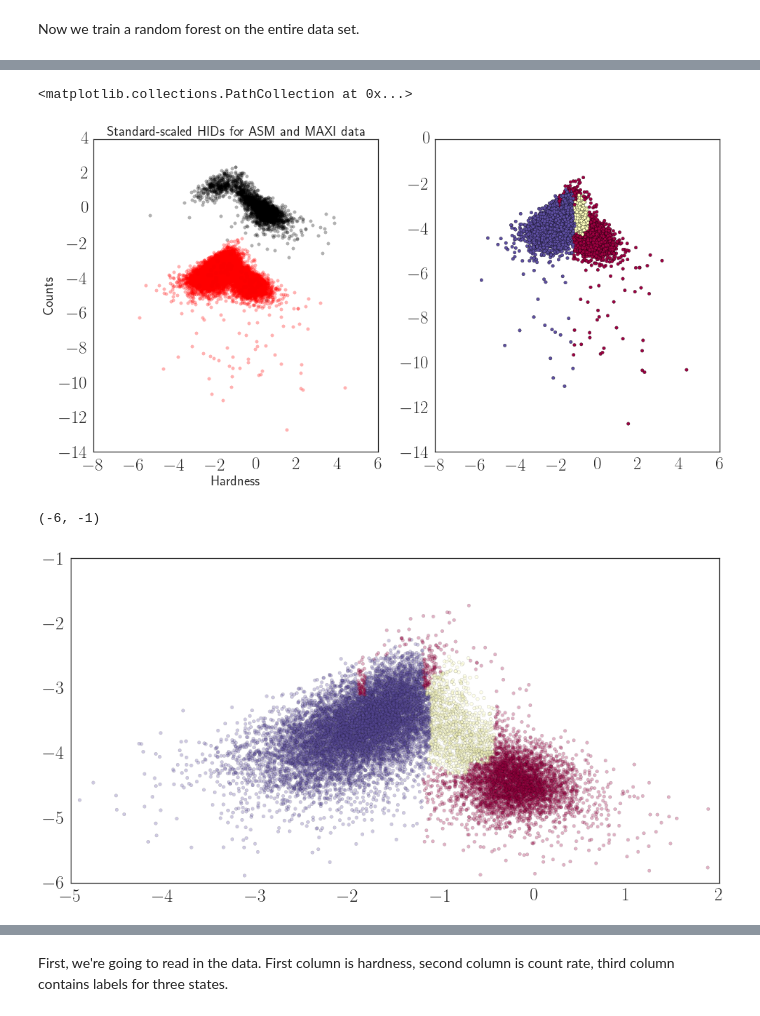
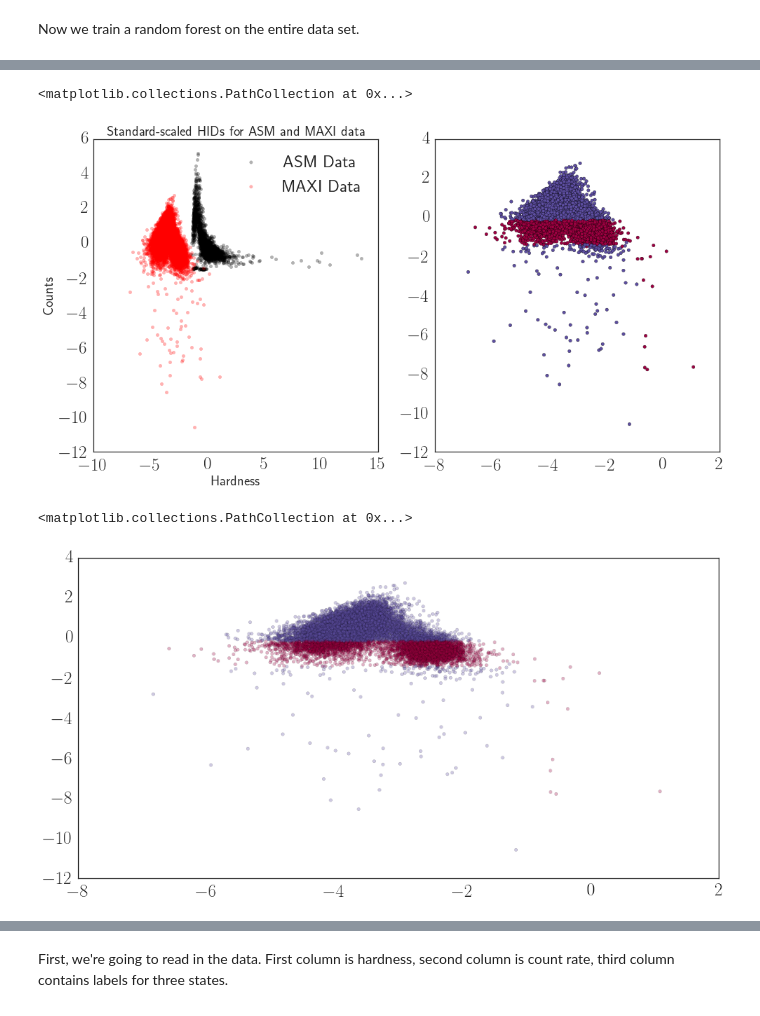
Before and after one commit to dhuppenkothen/cygx1class, a Jupyter notebook: cygx1_hid_classification.ipynb, the cells around one changed output, grey strips where cells are left out. Saved outputs shown, nothing was run; the diff lists cells and outputs as text; code cells hidden in the pictures.

```diff
--- a/cygx1_hid_classification.ipynb
+++ b/cygx1_hid_classification.ipynb
@@ -429,9 +433,11 @@ Reading in MAXI data. Columns are:
 6. orbital phase
 # %%
 maxi_data = np.loadtxt("maxi_with_states_ml.txt")
+print("There are %i samples in the MAXI data set."%len(maxi_data))
 ## find all rows where the data has classes
 class_ind = np.where(maxi_data[:,4] > 0.)[0]
 maxi_data_class = maxi_data[class_ind]
+print("There are %i samples in the classified MAXI data set."%len(maxi_data_class))
 
 ## shuffle data to separate out train, validation and test sets
 np.random.shuffle(maxi_data_class)
@@ -442,8 +448,11 @@ hardness = maxi_data_class[:,2]/maxi_data_class[:,1]
 
 features_test = np.transpose(np.array([hardness, intensity, maxi_data_class[:,4]]))
 
-f_train = np.concatenate((f_all, features_test[:60,:2]))
-l_train = np.concatenate((l_all, features_test[:60,2]))
+maxi_features_all = np.transpose(np.array([maxi_data[:,0],
+                                          maxi_data[:,2]/maxi_data[:,1]]))
 
-f_test = features_test[60:,:2]
-l_test = features_test[60:,2]
+#f_train = np.concatenate((f_all, features_test[:60,:2]))
+#l_train = np.concatenate((l_all, features_test[:60,2]))
+
+f_test = features_test[:,:2]#[60:,:2]
+l_test = features_test[:,2]#[60:,2]
@@ -454,7 +466,7 @@ scaler = StandardScaler().fit(f_train)
 
 fscaled_train = scaler.transform(f_train)
 
-#scaler_maxi = StandardScaler().fit(f_test)
+scaler_maxi = StandardScaler().fit(maxi_features_all)
 fscaled_test = scaler.transform(f_test)
 #fscaled_test[:,0] = fscaled_test[:,0]#*2.0-1.0
 # %% [markdown]
@@ -532,7 +557,7 @@ ax2.scatter(fscaled_test[misclass_ind,0], fscaled_test[misclass_ind,1], color="c
 class_ind = np.where(maxi_data[:,4] == 0.)[0]
 maxi_data_noclass = maxi_data[class_ind]
 
-## shuffle data to separate out train, validation and test sets
+## shuffle data
 np.random.shuffle(maxi_data_noclass)
 
 ## our features are actually going to be hardness and intensity
@@ -556,16 +581,19 @@ maxi_data_noclass_clean = np.array(maxi_data_noclass_clean)
 
 f_maxi = features_maxi_clean[:,:2]
 l_maxi = features_maxi_clean[:,2]
-fscaled_maxi = scaler.transform(f_maxi)
+fscaled_maxi = scaler_maxi.transform(f_maxi)
 # %%
 labels_maxi= grid_rfc.predict(fscaled_maxi)
 fig = plt.figure(figsize=(16,8))
 ax = fig.add_subplot(121)
-ax.scatter(fscaled_train[:,0], fscaled_train[:,1], color="black", alpha=0.3)
-ax.scatter(fscaled_maxi[:,0], fscaled_maxi[:,1], color="red", alpha=0.3)
+ax.scatter(fscaled_train[:,0], fscaled_train[:,1], color="black",
+           alpha=0.3, label="ASM Data")
+ax.scatter(fscaled_maxi[:,0], fscaled_maxi[:,1], color="red",
+           alpha=0.3, label="MAXI Data")
 ax.set_title("Standard-scaled HIDs for ASM and MAXI data")
 ax.set_xlabel("Hardness")
 ax.set_ylabel("Counts")
+ax.legend()
 
 ax2 = fig.add_subplot(122)
 ax2.scatter(fscaled_maxi[:,0], fscaled_maxi[:,1], c=labels_maxi, cmap=cmap.Spectral)
@@ -573,16 +601,16 @@ ax2.scatter(fscaled_maxi[:,0], fscaled_maxi[:,1], c=labels_maxi, cmap=cmap.Spect
 #ax2.scatter(fscaled_test[misclass_ind,0], fscaled_test[misclass_ind,1], color="cyan", alpha=0.5)
 # %% [output]
 <matplotlib.collections.PathCollection at 0x...>
-[figure, old version]
+[figure, new version]
 # %%
 fig = plt.figure(figsize=(16,8))
 ax = fig.add_subplot(111)
 ax.scatter(fscaled_maxi[:,0], fscaled_maxi[:,1], c=labels_maxi, cmap=cmap.Spectral, alpha=0.3)
-ax.set_xlim([-5,2])
-ax.set_ylim([-6,-1])
+#ax.set_xlim([-5,2])
+#ax.set_ylim([-6,-1])
 # %% [output]
-(-6, -1)
+<matplotlib.collections.PathCollection at 0x...>
-[figure, old version]
+[figure, new version]
 # %%
 fig = plt.figure(figsize=(16,8))
 ax = fig.add_subplot(111)
```
Also changed, not shown: parts of 25 cells of this notebook.
